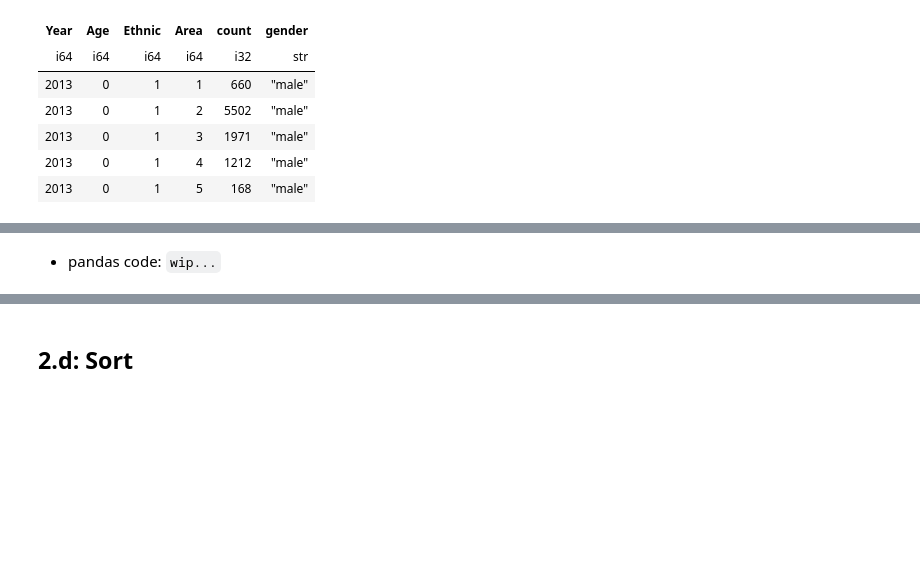
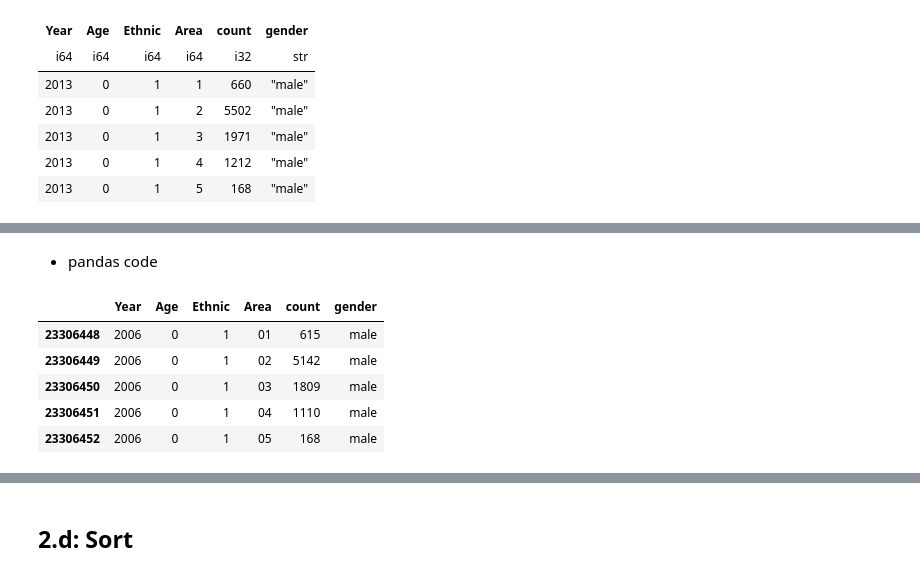
Before and after one commit to riju18/polars-vs-pandas-deepdive, a Jupyter notebook: polars_eda.ipynb, the cells around one changed output, grey strips where cells are left out. Saved outputs shown, nothing was run; the diff lists cells and outputs as text; code cells hidden in the pictures; blank space fills up the shorter version.

Commit message:
[Update] -  added pandas code to calculate time for filtering data

```diff
--- a/polars_eda.ipynb
+++ b/polars_eda.ipynb
@@ -298,2 +304,2 @@ time to filter data: 0.5660643577575684
 # %% [markdown]
-- pandas code: `wip...`
+- pandas code
@@ -299,0 +308,10 @@ time to filter data: 0.5660643577575684
+# %%
+df_basic_filter_pd = df_derive_pd[df_derive_pd["Year"] < 2007]
+df_basic_filter_pd.head()
+# %% [output]
+|  | Year | Age | Ethnic | Area | count | gender |
+| 23306448 | 2006 | 0 | 1 | 01 | 615 | male |
+| 23306449 | 2006 | 0 | 1 | 02 | 5142 | male |
+| 23306450 | 2006 | 0 | 1 | 03 | 1809 | male |
+| 23306451 | 2006 | 0 | 1 | 04 | 1110 | male |
+| 23306452 | 2006 | 0 | 1 | 05 | 168 | male |
```
Also changed, not shown: parts of 16 cells of this notebook.
